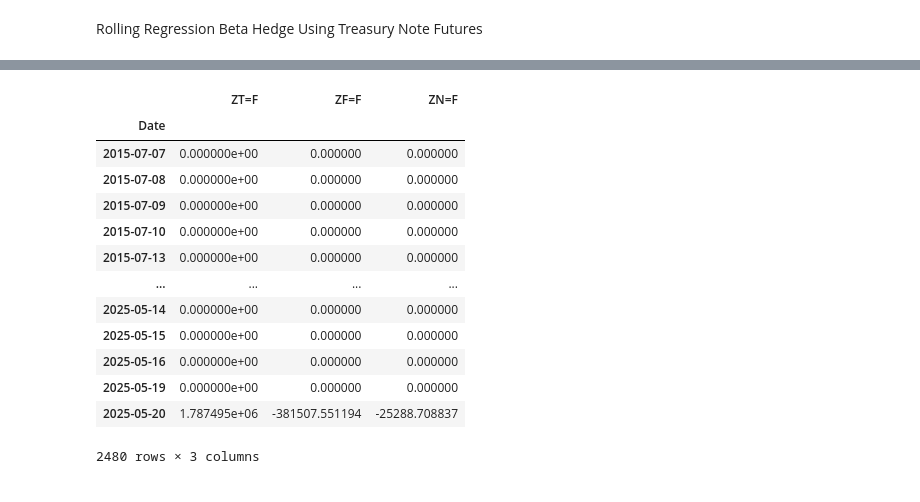
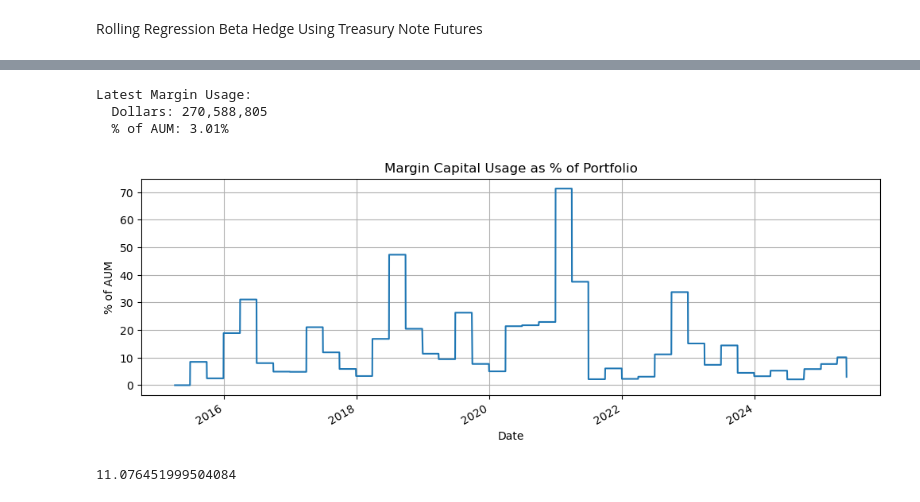
Before and after one commit to mschaefer77/MF-Project, a Jupyter notebook: Duration_Hedge.ipynb, the cells around one changed output, grey strips where cells are left out. Drawn from its saved outputs; the diff is of its cells as text; code cells hidden in the pictures.

```diff
--- a/Duration_Hedge.ipynb
+++ b/Duration_Hedge.ipynb
@@ -438,17 +395,32 @@ Sharpe Ratio  0.482387     0.482512        -0.970697
-# %%
-positions_ffill.diff().fillna(0)
-# %% [output]
-|  | ZT=F | ZF=F | ZN=F |
-| Date |  |  |  |
-| 2015-07-07 | 0.000000e+00 | 0.000000 | 0.000000 |
-| 2015-07-08 | 0.000000e+00 | 0.000000 | 0.000000 |
-| 2015-07-09 | 0.000000e+00 | 0.000000 | 0.000000 |
-| 2015-07-10 | 0.000000e+00 | 0.000000 | 0.000000 |
-| 2015-07-13 | 0.000000e+00 | 0.000000 | 0.000000 |
-| ... | ... | ... | ... |
-| 2025-05-14 | 0.000000e+00 | 0.000000 | 0.000000 |
-| 2025-05-15 | 0.000000e+00 | 0.000000 | 0.000000 |
-| 2025-05-16 | 0.000000e+00 | 0.000000 | 0.000000 |
-| 2025-05-19 | 0.000000e+00 | 0.000000 | 0.000000 |
-| 2025-05-20 | 1.787495e+06 | -381507.551194 | -25288.708837 |
-2480 rows × 3 columns
+# %%
+# 1. Margin requirement per day ($)
+margin_requirement = positions_ffill.abs().multiply(initial_margin_series, axis=1)
+
+# 2. Total margin used ($)
+total_margin_used = margin_requirement.sum(axis=1)
+
+# 3. Margin as % of portfolio AUM
+margin_pct = total_margin_used / N * 100
+
+# 4. Review results
+print("Latest Margin Usage:")
+print(f"  Dollars: {total_margin_used.iloc[-1]:,.0f}")
+print(f"  % of AUM: {margin_pct.iloc[-1]:.2f}%")
+
+# Optional: plot over time
+import matplotlib.pyplot as plt
+plt.figure(figsize=(12, 4))
+margin_pct.plot()
+plt.title('Margin Capital Usage as % of Portfolio')
+plt.ylabel('% of AUM')
+plt.grid(True)
+plt.show()
+# %% [output]
+Latest Margin Usage:
+  Dollars: 270,588,805
+  % of AUM: 3.01%
+[figure, added]
+# %%
+margin_pct.mean()
+# %% [output]
+11.076451999504084
```
Also changed, not shown: parts of 14 cells of this notebook, 5 other files.
